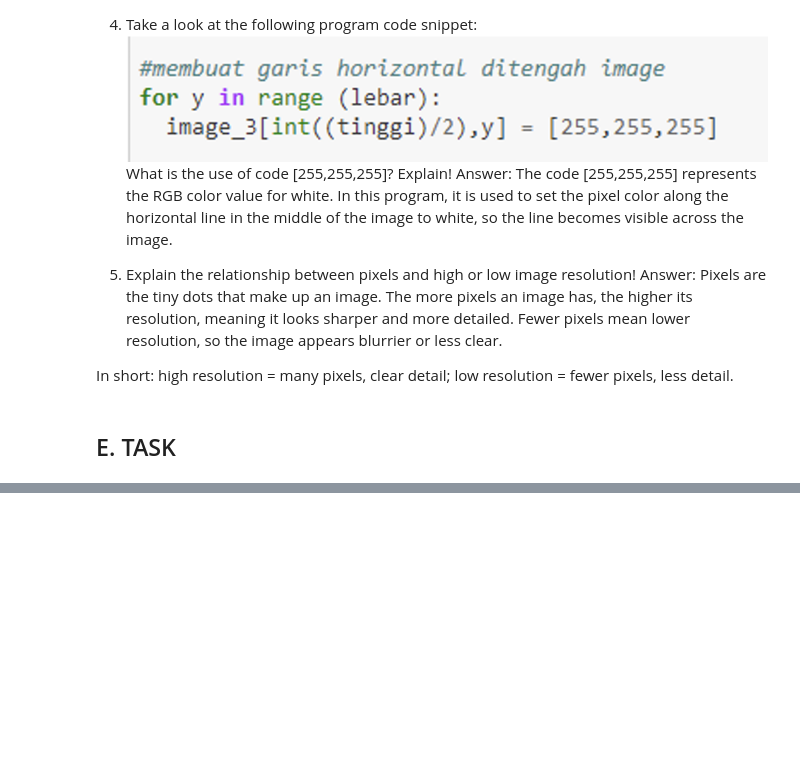
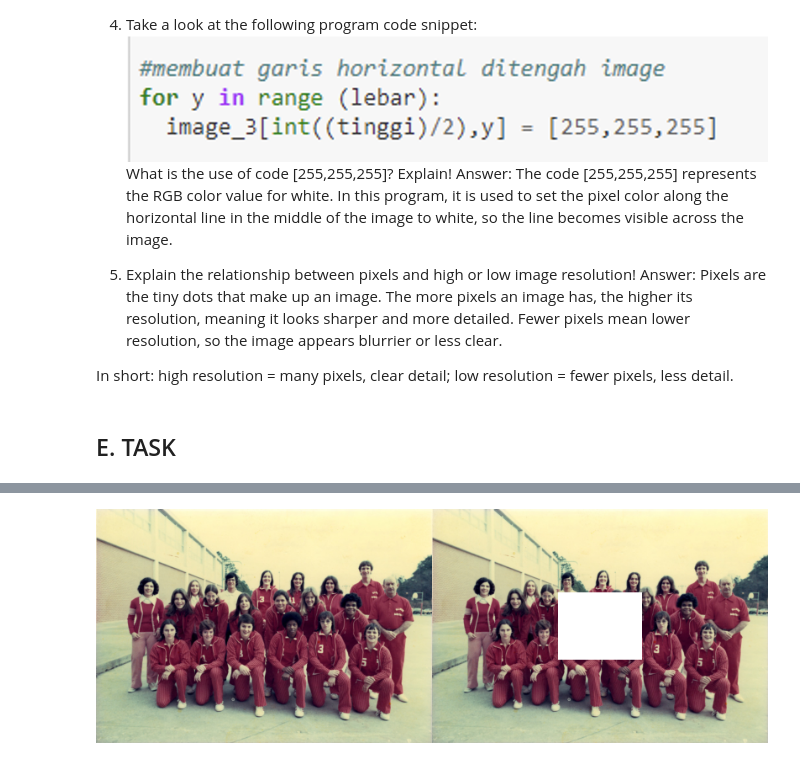
Before and after one commit to ichaxpro/PCVK_2026, a Jupyter notebook: latihan_integrasi.ipynb, the cells around one changed output, grey strips where cells are left out. Drawn from its saved outputs; the diff is of its cells as text; code cells hidden in the pictures; blank space fills up the shorter version.

```diff
--- a/latihan_integrasi.ipynb
+++ b/latihan_integrasi.ipynb
@@ -102,0 +126,25 @@ cv2_imshow(final_frame)
+# %%
+# Draw a box from a collection of white pixel in certain area in the image
+img_box = image_2.copy()
+tinggi, lebar = img_box.shape[:2]
+
+
+panjang_kotak = 100
+tinggi_kotak = 80
+
+
+x_start = (lebar - panjang_kotak) // 2
+x_end = x_start + panjang_kotak
+
+y_start = (tinggi - tinggi_kotak) // 2
+y_end = y_start + tinggi_kotak
+
+
+img_box[y_start:y_end, x_start:x_end] = [255, 255, 255]
+
+
+
+final_frame = cv.hconcat((image_2, img_box))
+cv2_imshow(final_frame)
+# %% [output]
+[figure, added]
```
Also changed, not shown: parts of 2 cells of this notebook.
